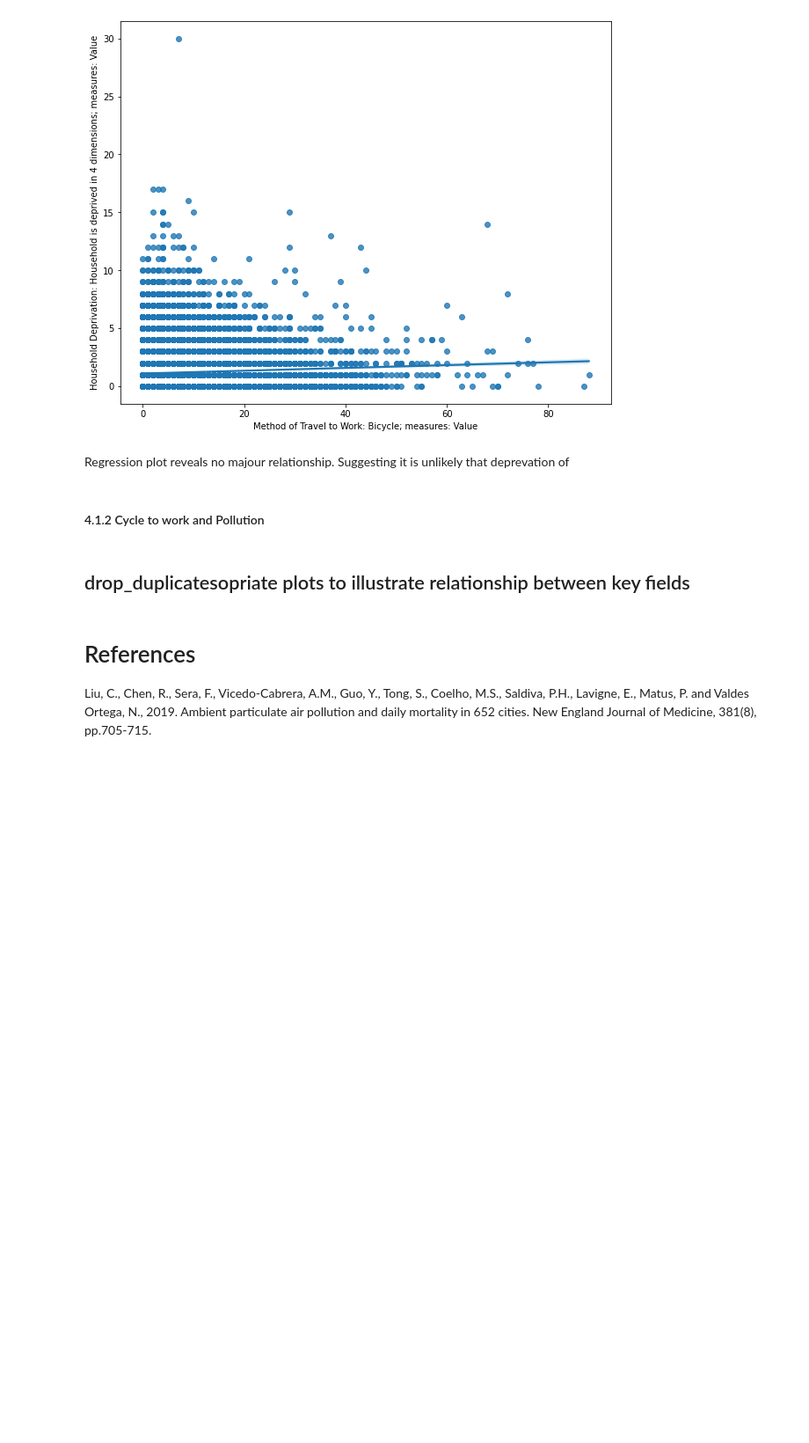
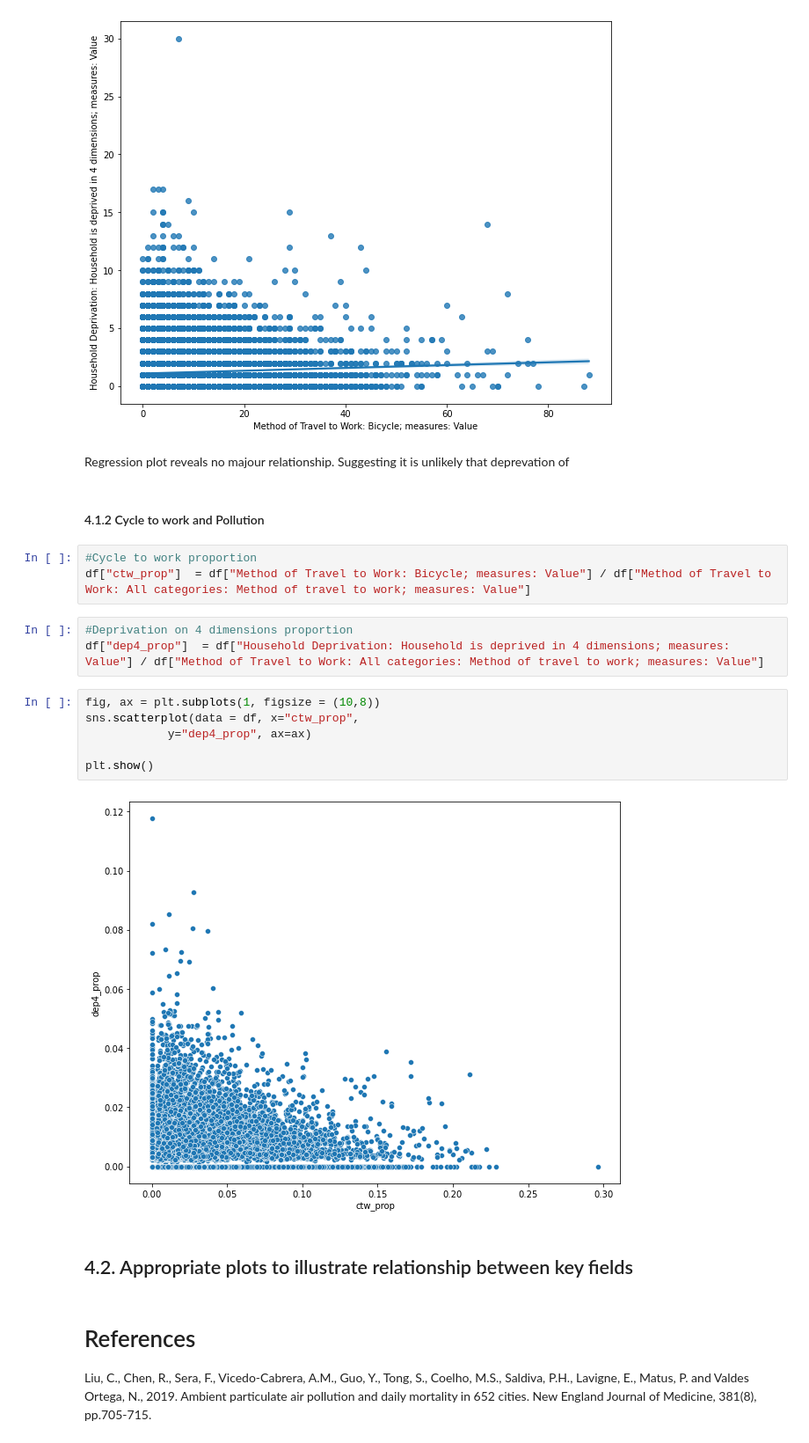
Before and after one commit to ZacharyP-E/qm_group25, a Jupyter notebook: qm_group_code.ipynb, the cells around one changed output. Shown at 88% size. Cells and saved outputs as stored; diff of their text form; blank space fills up the shorter version.

Commit message:
made basic plots and made proportion of cycle to work and deprevation data

```diff
--- a/qm_group_code.ipynb
+++ b/qm_group_code.ipynb
@@ -287,8 +289,22 @@ plt.show()
 Regression plot reveals no majour relationship. Suggesting it is unlikely that deprevation of
 # %% [markdown]
 #### 4.1.2 Cycle to work and Pollution
+# %%
+#Cycle to work proportion
+df["ctw_prop"]  = df["Method of Travel to Work: Bicycle; measures: Value"] / df["Method of Travel to Work: All categories: Method of travel to work; measures: Value"]
+# %%
+#Deprivation on 4 dimensions proportion
+df["dep4_prop"]  = df["Household Deprivation: Household is deprived in 4 dimensions; measures: Value"] / df["Method of Travel to Work: All categories: Method of travel to work; measures: Value"]
+# %%
+fig, ax = plt.subplots(1, figsize = (10,8))
+sns.scatterplot(data = df, x="ctw_prop",
+            y="dep4_prop", ax=ax)
+
+plt.show()
+# %% [output]
+[figure, added]
 # %% [markdown]
-## drop_duplicatesopriate plots to illustrate relationship between key fields
+## 4.2. Appropriate plots to illustrate relationship between key fields
 # %% [markdown]
 # References
 
```
Also changed, not shown: parts of 1 cell of this notebook.
